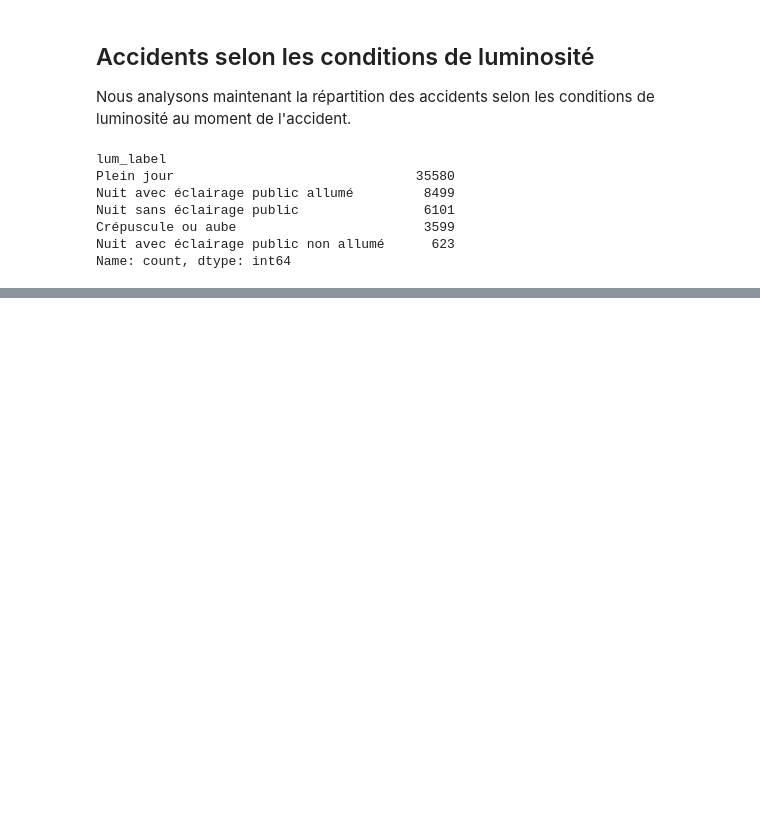
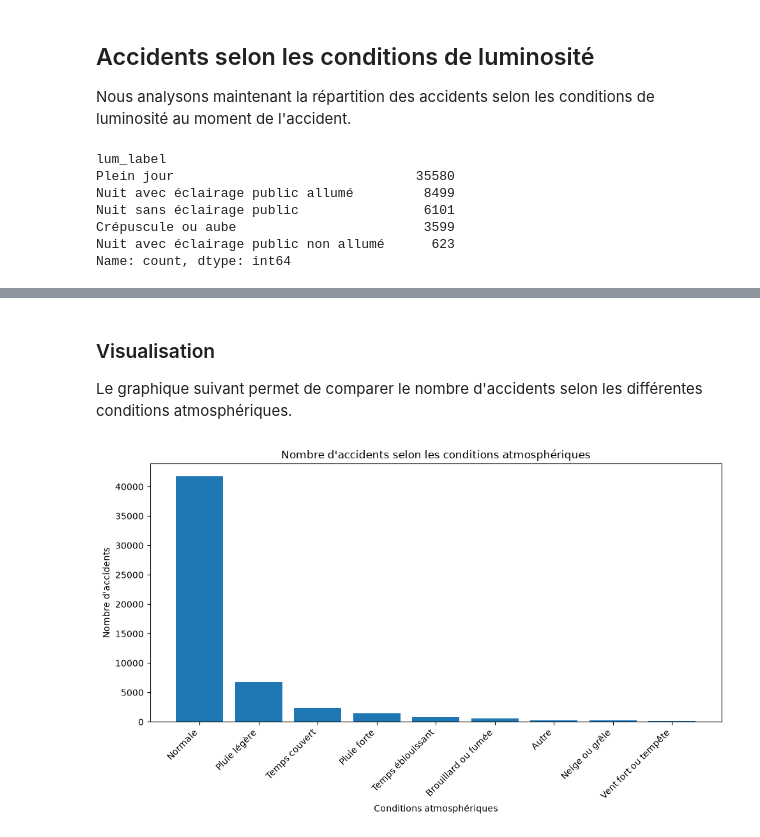
Before and after one commit to iyadelchess/road-accident-analysis, a Jupyter notebook: notebooks/analyse_donnees.ipynb, the cells around one changed output, grey strips where cells are left out. Cells and saved outputs as stored; diff of their text form; code cells hidden in the pictures; blank space fills up the shorter version.

```diff
--- a/notebooks/analyse_donnees.ipynb
+++ b/notebooks/analyse_donnees.ipynb
@@ -120,0 +152,9 @@ Name: count, dtype: int64
+# %%
+# Nombre d'accidents selon les conditions atmosphériques
+
+accidents_par_atmosphere = (
+    accidents["atm_label"]
+    .value_counts()
+)
+
+print(accidents_par_atmosphere)
@@ -120,0 +173,23 @@ Name: count, dtype: int64
+# %% [markdown]
+### Visualisation
+
+Le graphique suivant permet de comparer le nombre d'accidents selon les différentes conditions atmosphériques.
+# %%
+plt.figure(figsize=(10, 6))
+
+plt.bar(
+    accidents_par_atmosphere.index,
+    accidents_par_atmosphere.values
+)
+
+plt.xlabel("Conditions atmosphériques")
+plt.ylabel("Nombre d'accidents")
+plt.title("Nombre d'accidents selon les conditions atmosphériques")
+
+plt.xticks(rotation=45, ha="right")
+
+plt.tight_layout()
+
+plt.show()
+# %% [output]
+[figure, added]
```
Also changed, not shown: parts of 38 cells of this notebook.
